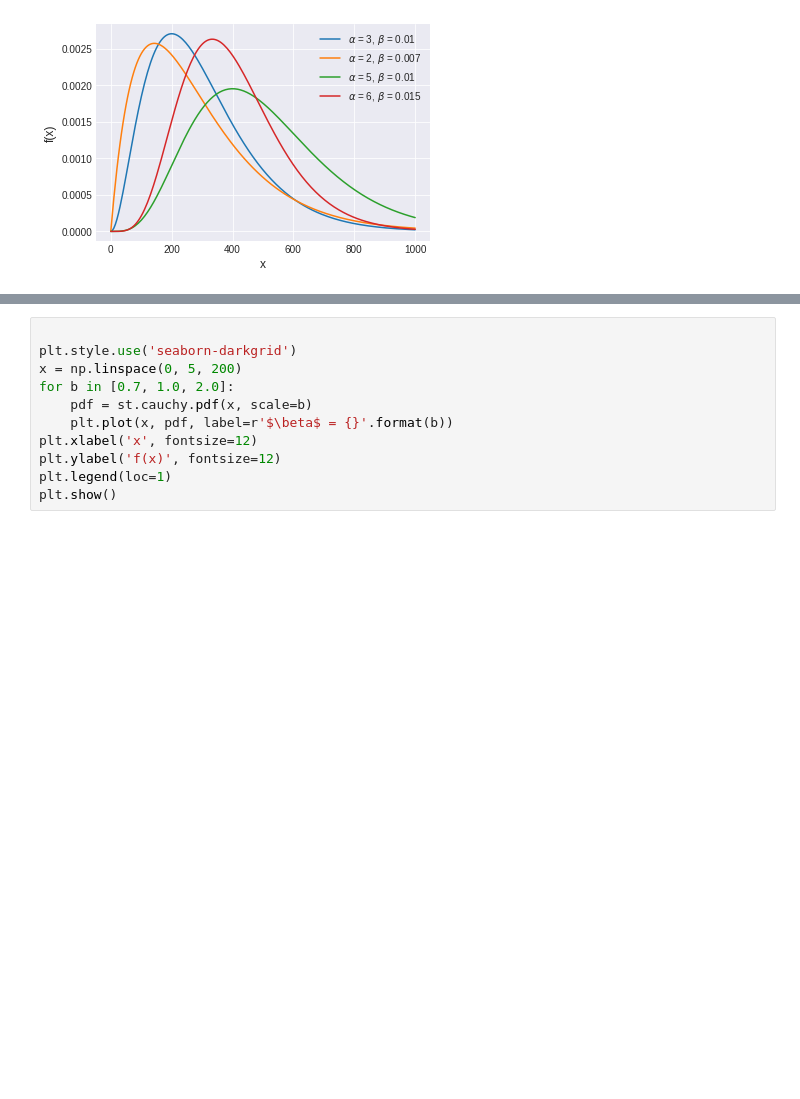
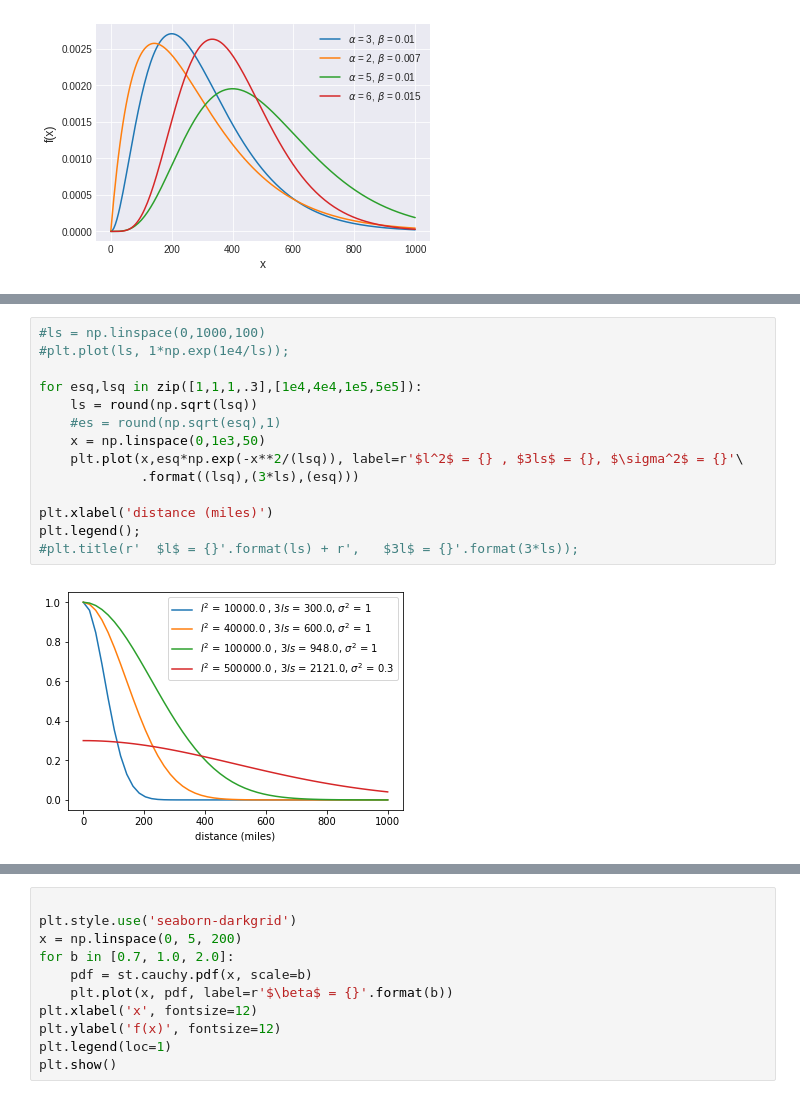
Before and after one commit to Mind-The-Data/GaussianProcess, a Jupyter notebook: PriorAnalysis.ipynb, the cells around one changed output, grey strips where cells are left out. Drawn from its saved outputs; the diff is of its cells as text; blank space fills up the shorter version.

```diff
--- a/PriorAnalysis.ipynb
+++ b/PriorAnalysis.ipynb
@@ -58,0 +58,16 @@ plt.show()
+# %%
+#ls = np.linspace(0,1000,100)
+#plt.plot(ls, 1*np.exp(1e4/ls));
+
+for esq,lsq in zip([1,1,1,.3],[1e4,4e4,1e5,5e5]):
+    ls = round(np.sqrt(lsq))
+    #es = round(np.sqrt(esq),1)
+    x = np.linspace(0,1e3,50)
+    plt.plot(x,esq*np.exp(-x**2/(lsq)), label=r'$l^2$ = {} , $3ls$ = {}, $\sigma^2$ = {}'\
+             .format((lsq),(3*ls),(esq)))
+
+plt.xlabel('distance (miles)')
+plt.legend();
+#plt.title(r'  $l$ = {}'.format(ls) + r',   $3l$ = {}'.format(3*ls));
+# %% [output]
+[figure, added]
```
Also changed, not shown: parts of 5 cells of this notebook, 2 other files.
